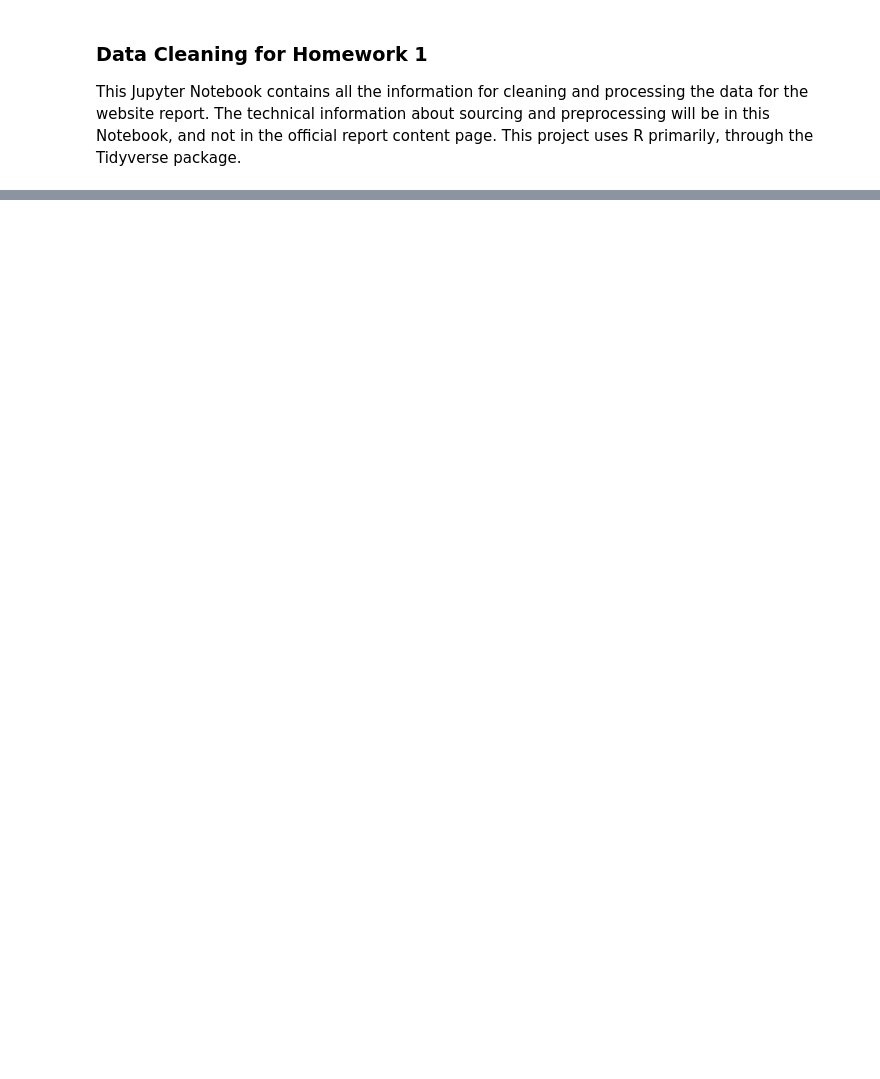
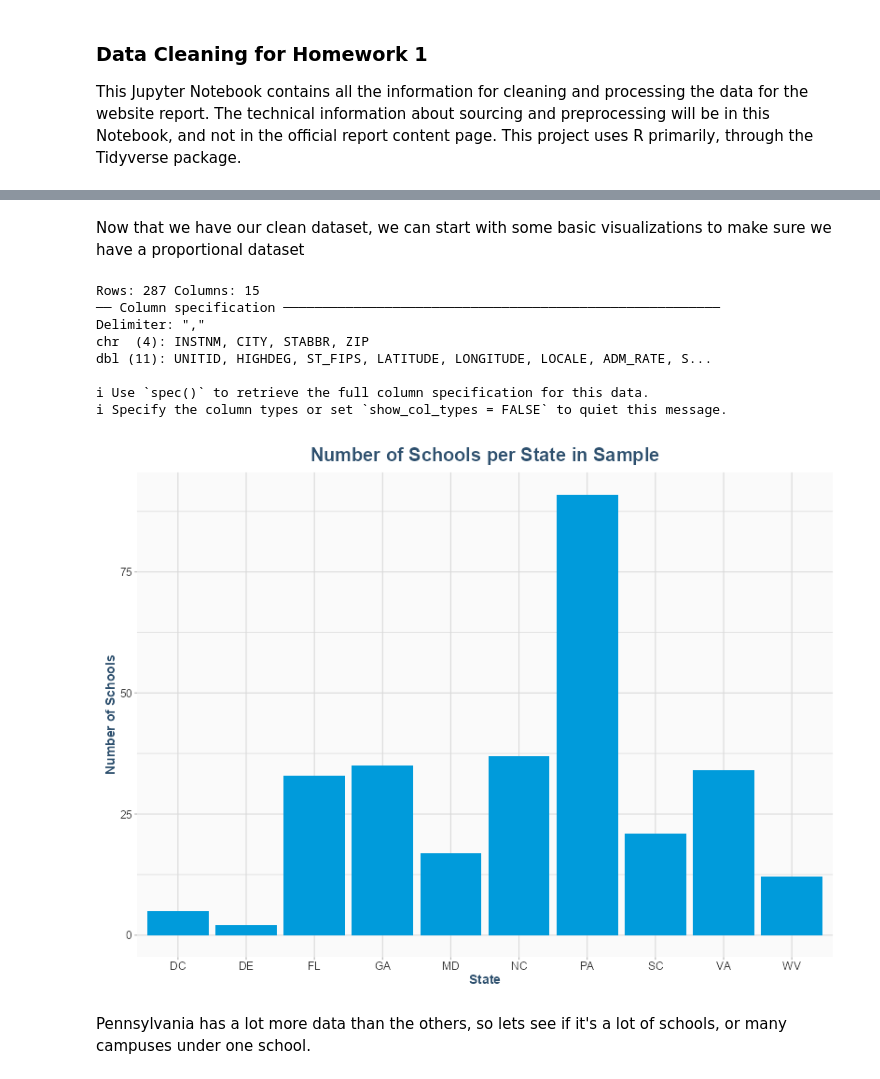
Before and after one commit to kyking077-svg/hw_1_5900, a Jupyter notebook: data/data_cleaning.ipynb, the cells around one changed output, grey strips where cells are left out. Drawn from its saved outputs; the diff is of its cells as text; code cells hidden in the pictures; blank space fills up the shorter version.

Commit message:
data cleaning almost complete

```diff
--- a/data/data_cleaning.ipynb
+++ b/data/data_cleaning.ipynb
@@ -72,0 +135,22 @@ columns_to_select <- c('UNITID','INSTNM','CITY','STABBR','ZIP','HIGHDEG',
+# %% [markdown]
+Now that we have our clean dataset, we can start with some basic visualizations to make sure we have a proportional dataset
+# %%
+admin_df <- read_csv("cleaned_admin_df.csv")
+ggplot(admin_df, aes(x=STABBR)) +
+  geom_bar(stat = "count", fill=sat_blue) + labs(
+    title = "Number of Schools per State in Sample",
+    x="State",
+    y="Number of Schools"
+  )
+# %% [output]
+Rows: 287 Columns: 15
+── Column specification ────────────────────────────────────────────────────────
+Delimiter: ","
+chr  (4): INSTNM, CITY, STABBR, ZIP
+dbl (11): UNITID, HIGHDEG, ST_FIPS, LATITUDE, LONGITUDE, LOCALE, ADM_RATE, S...
+
+ℹ Use `spec()` to retrieve the full column specification for this data.
+ℹ Specify the column types or set `show_col_types = FALSE` to quiet this message.
+[figure, added]
+# %% [markdown]
+Pennsylvania has a lot more data than the others, so lets see if it's a lot of schools, or many campuses under one school.
```
Also changed, not shown: parts of 35 cells of this notebook, 35 other files.
